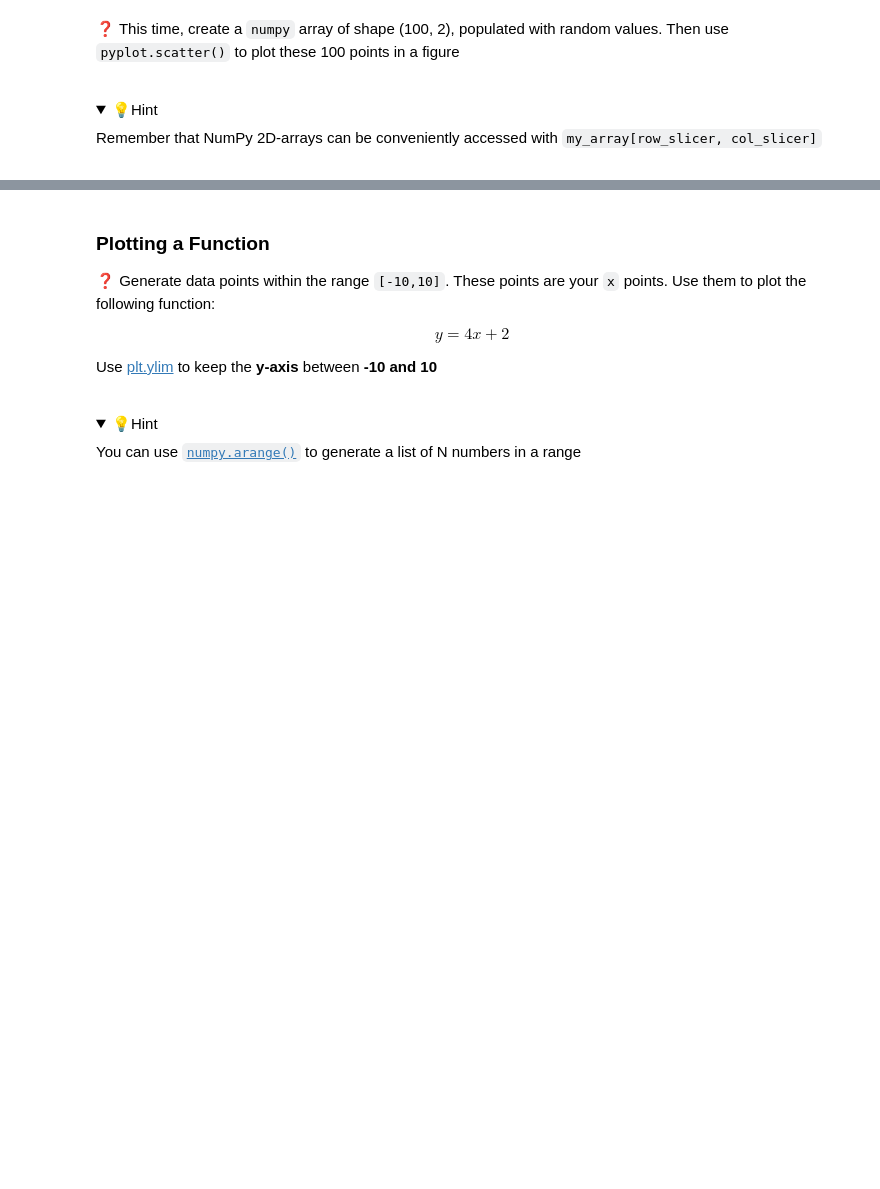
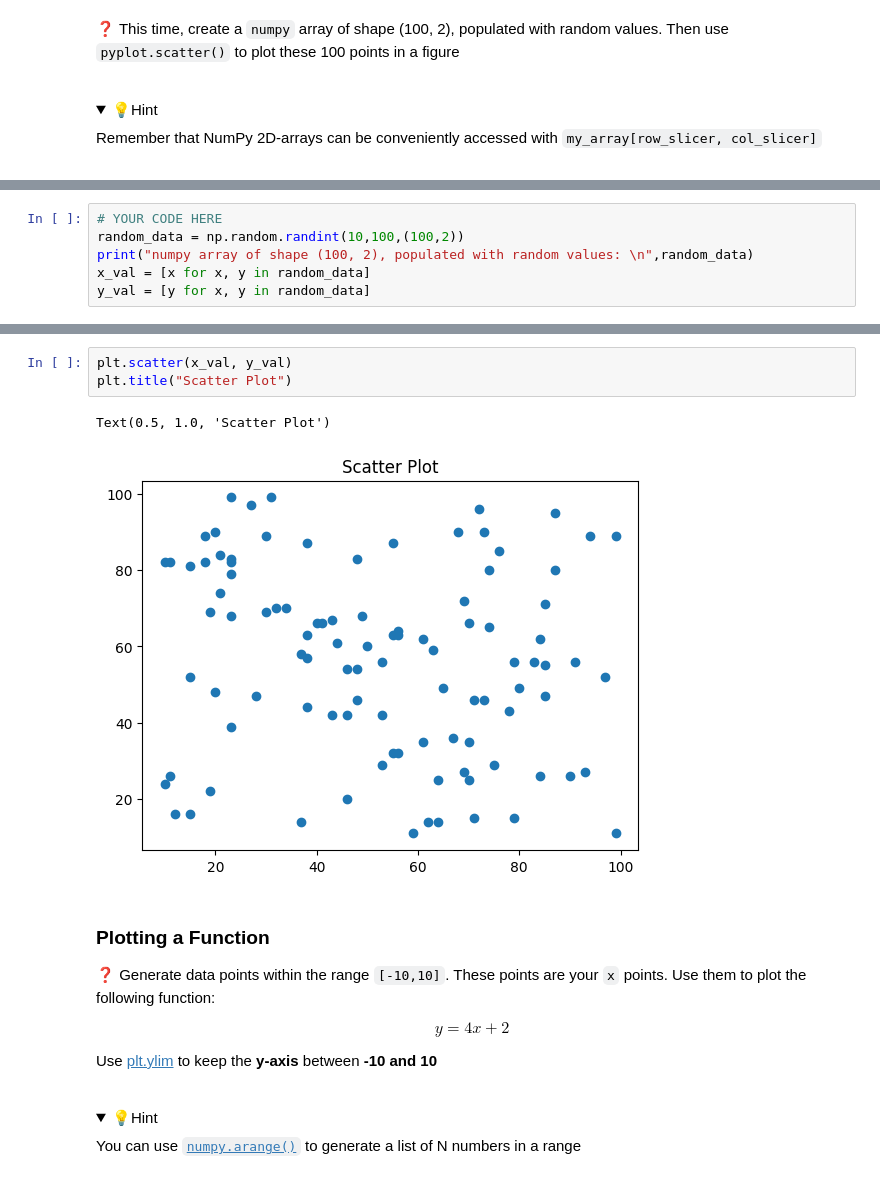
Before and after one commit to tanushrin/data-matplotlib-basics, a Jupyter notebook: ex02.ipynb, the cells around one changed output, grey strips where cells are left out. Drawn from its saved outputs; the diff is of its cells as text; folded sections open; blank space fills up the shorter version.

```diff
--- a/ex02.ipynb
+++ b/ex02.ipynb
@@ -50,0 +72,6 @@ pass  # YOUR CODE HERE
+# %%
+# YOUR CODE HERE
+random_data = np.random.randint(10,100,(100,2))
+print("numpy array of shape (100, 2), populated with random values: \n",random_data)
+x_val = [x for x, y in random_data]
+y_val = [y for x, y in random_data]
@@ -51,3 +96,9 @@ pass  # YOUR CODE HERE
+# %%
+plt.scatter(x_val, y_val)
+plt.title("Scatter Plot")
+# %% [output]
+Text(0.5, 1.0, 'Scatter Plot')
+[figure, added]
 # %% [markdown]
 ### Plotting a Function
 
```
Also changed, not shown: parts of 18 cells of this notebook.
